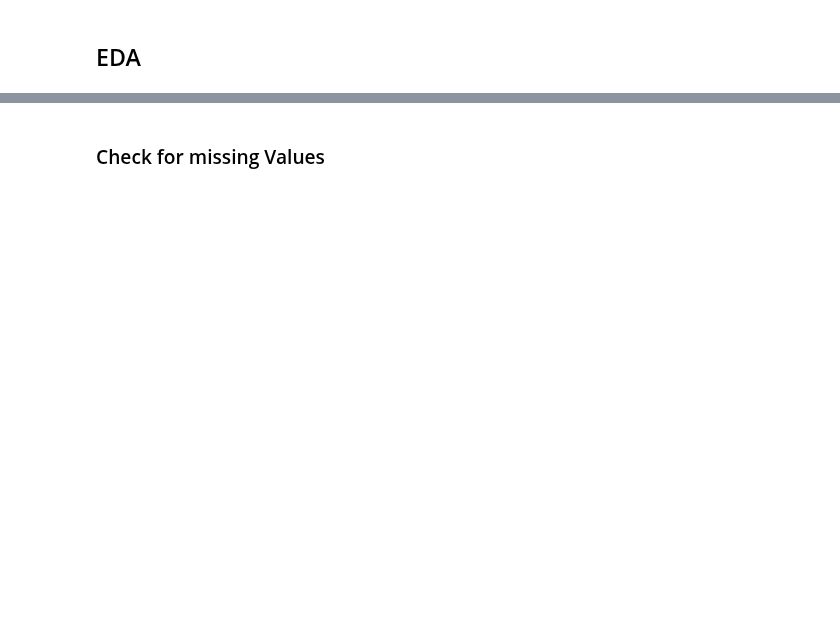
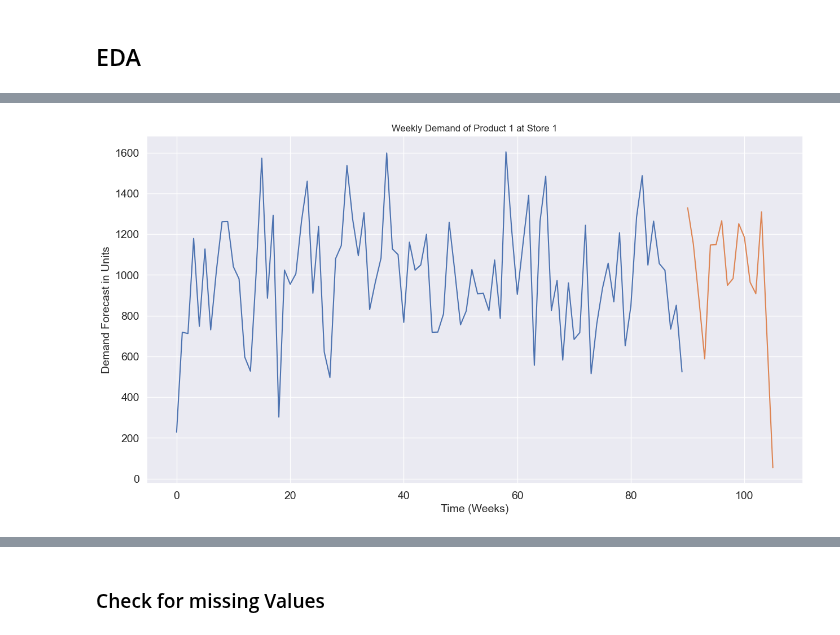
Before and after one commit to FTDS-assignment-bay/p2-final-project-ftds-023-hck-group-002, a Jupyter notebook: main.ipynb, the cells around one changed output, grey strips where cells are left out. Drawn from its saved outputs; the diff is of its cells as text; code cells hidden in the pictures; blank space fills up the shorter version.

```diff
--- a/main.ipynb
+++ b/main.ipynb
@@ -75,0 +288,2 @@ from the following we can see that the likely columns that are categorical are f
+# %%
+Weekly_Demand['HolidayorPromotion'] = Weekly_Demand['HolidayorPromotion'].where(Weekly_Demand['HolidayorPromotion'] == 0, 1)
@@ -79,0 +304,2 @@ from the following we can see that the likely columns that are categorical are f
+# %%
+Weekly_Demand = Weekly_Demand.reset_index()
@@ -79,0 +313,2 @@ from the following we can see that the likely columns that are categorical are f
+# %%
+Weekly_Demand_time_series = Weekly_Demand.drop(['Inventory_Level', 'Units_Sold', 'Units_Ordered','Price', 'Discount', 'HolidayorPromotion','Competitor_Pricing'], axis= 1)
@@ -79,0 +331,13 @@ from the following we can see that the likely columns that are categorical are f
+# %%
+train=Weekly_Demand_time_series[0:90]
+test=Weekly_Demand_time_series[90:]
+# %%
+train.Demand_Forecast.plot(figsize=(15,8), title= 'Weekly Demand of Product 1 at Store 1', fontsize=14)
+test.Demand_Forecast.plot(figsize=(15,8), title= 'Weekly Demand of Product 1 at Store 1', fontsize=14)
+
+plt.xlabel('Time (Weeks)', fontsize=14)
+plt.ylabel('Demand Forecast in Units', fontsize=14)
+
+plt.show()
+# %% [output]
+[figure, added]
```
Also changed, not shown: parts of 47 cells of this notebook, 8 other files.
